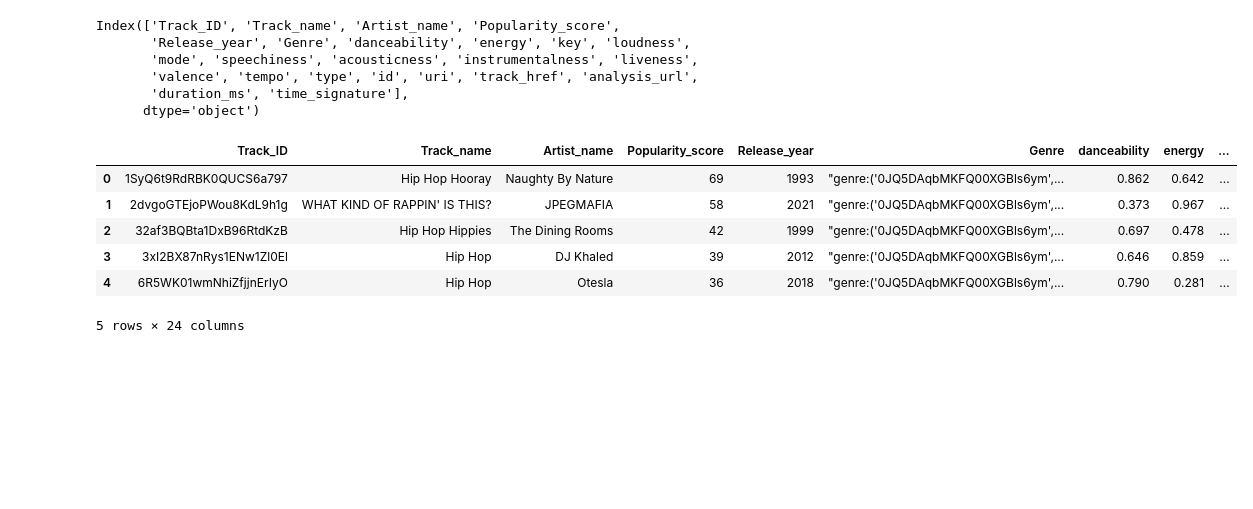
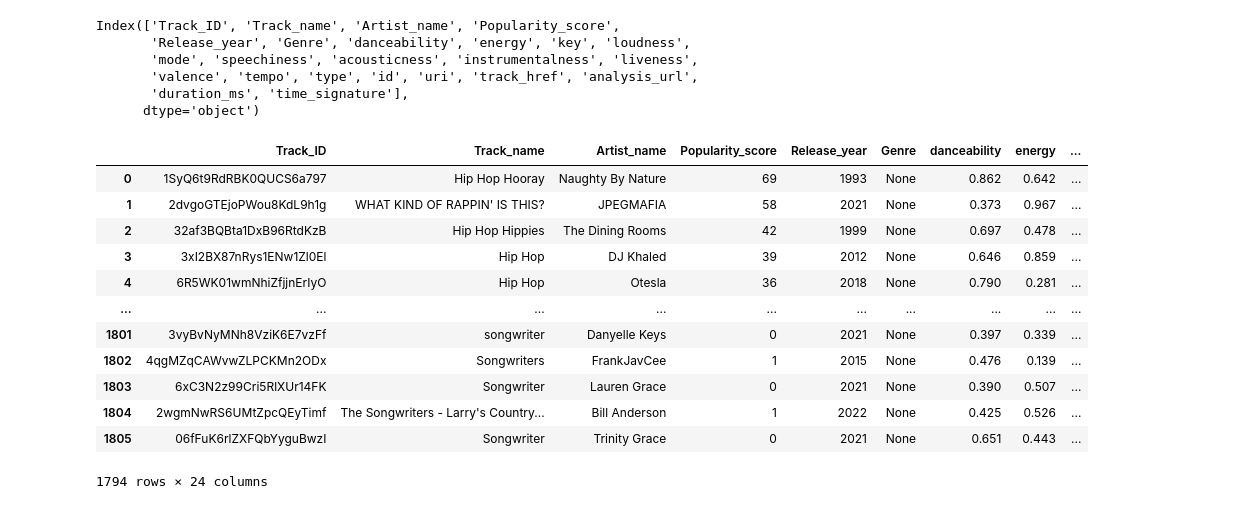
Before and after one commit to divisha-sunny/SpotifyAnalysis, a Jupyter notebook: spotify_analysis.ipynb, the cells around one changed output. Saved outputs shown, nothing was run; the diff lists cells and outputs as text; code cells hidden in the pictures; blank space fills up the shorter version.

```diff
--- a/spotify_analysis.ipynb
+++ b/spotify_analysis.ipynb
@@ -190,3 +175,12 @@ filtered_audio_features = [feature for feature in audio_features if feature is n
 audio_features_df = pd.DataFrame(filtered_audio_features)
 # %%
 merged_df = df.merge(audio_features_df, left_on='Track_ID', right_on='id', how='inner')
+# %%
+merged_df['Genre'] = merged_df['Genre'].apply(lambda x: x[::-1])
+# %%
+import re
+
+# Assuming 'Genre' column exists in df
+merged_df['Genre'] = merged_df['Genre'].apply(lambda x: re.search(r"'([^']+)'", x).group(1) if re.search(r"'([^']+)'", x) else None)
+# %%
+merged_df['Genre'] = merged_df['Genre'].apply(lambda x: x[::-1])
@@ -202,12 +211,18 @@ Index(['Track_ID', 'Track_name', 'Artist_name', 'Popularity_score',
        'duration_ms', 'time_signature'],
       dtype='object')
 # %%
-unique_df.head()
+unique_df
 # %% [output]
 |  | Track_ID | Track_name | Artist_name | Popularity_score | Release_year | Genre | danceability | energy | ... |
-| 0 | 1SyQ6t9RdRBK0QUCS6a797 | Hip Hop Hooray | Naughty By Nature | 69 | 1993 | "genre:('0JQ5DAqbMKFQ00XGBls6ym',... | 0.862 | 0.642 | ... |
-| 1 | 2dvgoGTEjoPWou8KdL9h1g | WHAT KIND OF RAPPIN' IS THIS? | JPEGMAFIA | 58 | 2021 | "genre:('0JQ5DAqbMKFQ00XGBls6ym',... | 0.373 | 0.967 | ... |
-| 2 | 32af3BQBta1DxB96RtdKzB | Hip Hop Hippies | The Dining Rooms | 42 | 1999 | "genre:('0JQ5DAqbMKFQ00XGBls6ym',... | 0.697 | 0.478 | ... |
-| 3 | 3xI2BX87nRys1ENw1Zl0El | Hip Hop | DJ Khaled | 39 | 2012 | "genre:('0JQ5DAqbMKFQ00XGBls6ym',... | 0.646 | 0.859 | ... |
-| 4 | 6R5WK01wmNhiZfjjnErIyO | Hip Hop | Otesla | 36 | 2018 | "genre:('0JQ5DAqbMKFQ00XGBls6ym',... | 0.790 | 0.281 | ... |
+| 0 | 1SyQ6t9RdRBK0QUCS6a797 | Hip Hop Hooray | Naughty By Nature | 69 | 1993 | None | 0.862 | 0.642 | ... |
+| 1 | 2dvgoGTEjoPWou8KdL9h1g | WHAT KIND OF RAPPIN' IS THIS? | JPEGMAFIA | 58 | 2021 | None | 0.373 | 0.967 | ... |
+| 2 | 32af3BQBta1DxB96RtdKzB | Hip Hop Hippies | The Dining Rooms | 42 | 1999 | None | 0.697 | 0.478 | ... |
+| 3 | 3xI2BX87nRys1ENw1Zl0El | Hip Hop | DJ Khaled | 39 | 2012 | None | 0.646 | 0.859 | ... |
+| 4 | 6R5WK01wmNhiZfjjnErIyO | Hip Hop | Otesla | 36 | 2018 | None | 0.790 | 0.281 | ... |
+| ... | ... | ... | ... | ... | ... | ... | ... | ... | ... |
+| 1801 | 3vyBvNyMNh8VziK6E7vzFf | songwriter | Danyelle Keys | 0 | 2021 | None | 0.397 | 0.339 | ... |
+| 1802 | 4qgMZqCAWvwZLPCKMn2ODx | Songwriters | FrankJavCee | 1 | 2015 | None | 0.476 | 0.139 | ... |
+| 1803 | 6xC3N2z99Cri5RlXUr14FK | Songwriter | Lauren Grace | 0 | 2021 | None | 0.390 | 0.507 | ... |
+| 1804 | 2wgmNwRS6UMtZpcQEyTimf | The Songwriters - Larry's Country... | Bill Anderson | 1 | 2022 | None | 0.425 | 0.526 | ... |
+| 1805 | 06fFuK6rlZXFQbYyguBwzI | Songwriter | Trinity Grace | 0 | 2021 | None | 0.651 | 0.443 | ... |
-5 rows × 24 columns
+1794 rows × 24 columns
```
Also changed, not shown: parts of 2 cells of this notebook, 4 other files.
